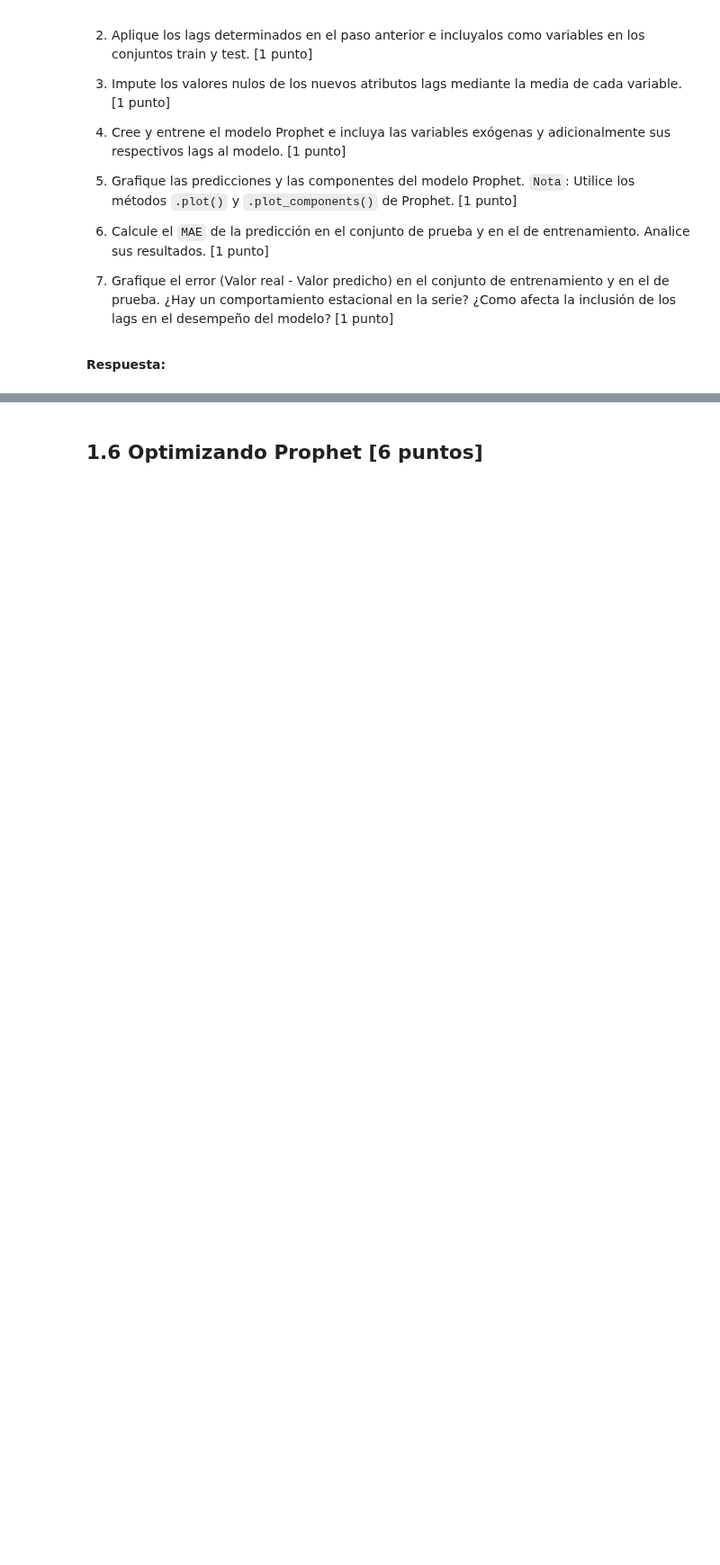
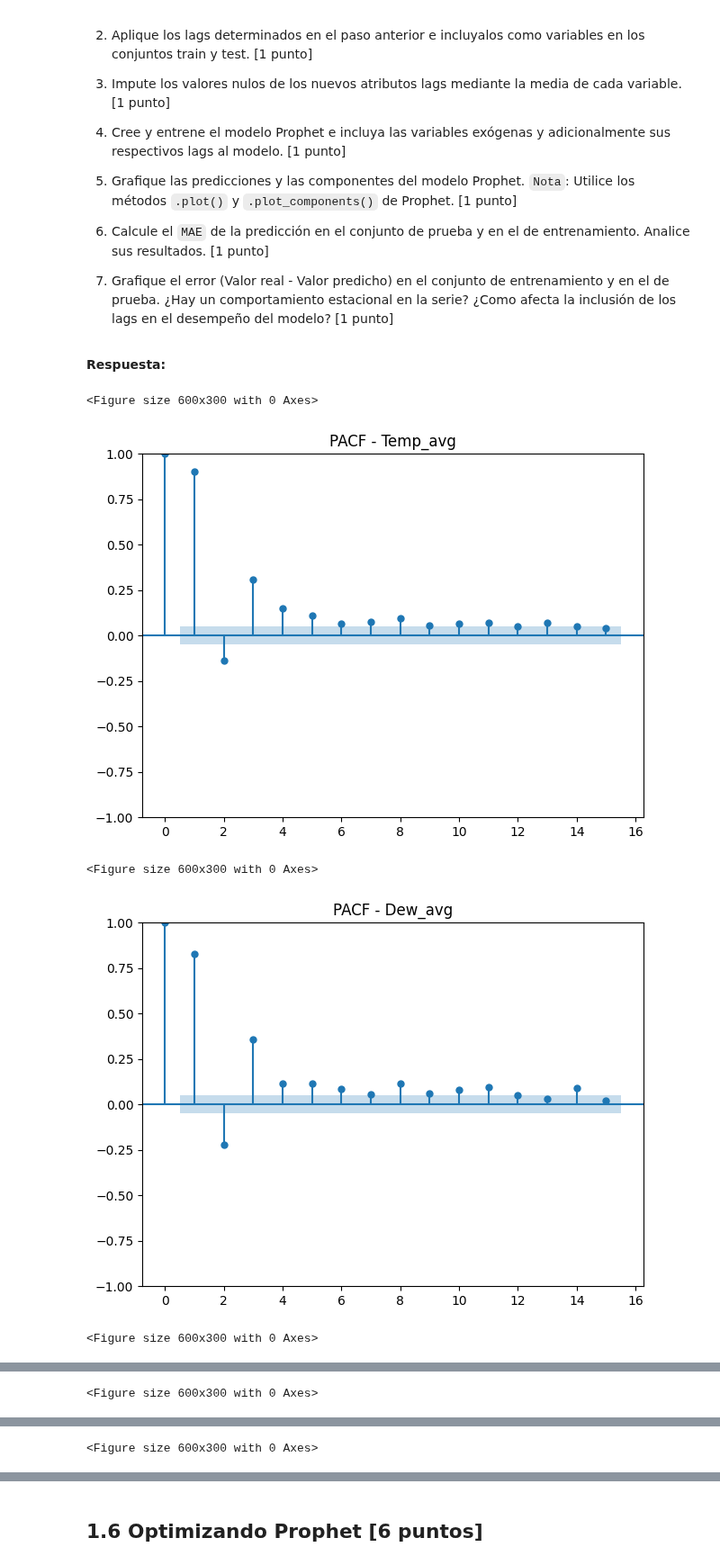
Before and after one commit to juansebm/MDS7202, a Jupyter notebook: Lab 10 - Forecasting y sistema de recomendación/Lab10_enunciado.ipynb, the cells around one changed output, grey strips where cells are left out. Shown at 90% size. Saved outputs shown, nothing was run; the diff lists cells and outputs as text; code cells hidden in the pictures; blank space fills up the shorter version.

```diff
--- a/Lab 10 - Forecasting y sistema de recomendación/Lab10_enunciado.ipynb
+++ b/Lab 10 - Forecasting y sistema de recomendación/Lab10_enunciado.ipynb
@@ -475,0 +534,17 @@ Para ello, a usted se le pide que:
+# %%
+# 1
+from statsmodels.graphics.tsaplots import plot_pacf
+
+evogenas_avg = [col for col in df_completo.columns if col.endswith("_avg")]
+
+for var in evogenas_avg:
+    plt.figure(figsize=(6,3))
+    plot_pacf(df_completo[var], lags=15, method='ywm', title=f'PACF - {var}')
+    plt.tight_layout()
+    plt.show()
+# %% [output]
+<Figure size 600x300 with 0 Axes>
+[figure, added]
+<Figure size 600x300 with 0 Axes>
+[figure, added]
+<Figure size 600x300 with 0 Axes>
@@ -475,0 +552 @@ Para ello, a usted se le pide que:
+<Figure size 600x300 with 0 Axes>
@@ -475,0 +554 @@ Para ello, a usted se le pide que:
+<Figure size 600x300 with 0 Axes>
```
Also changed, not shown: parts of 20 cells of this notebook.
